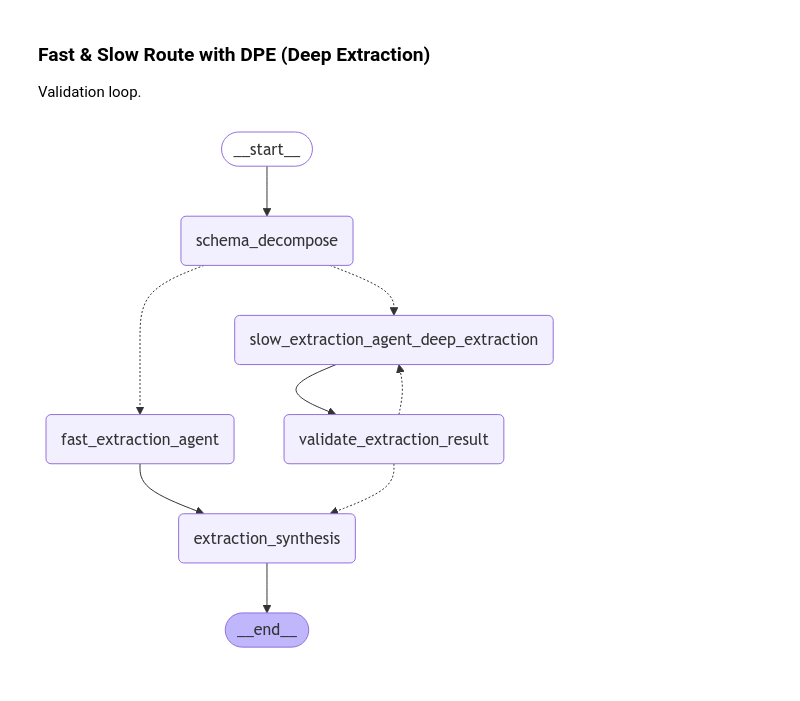
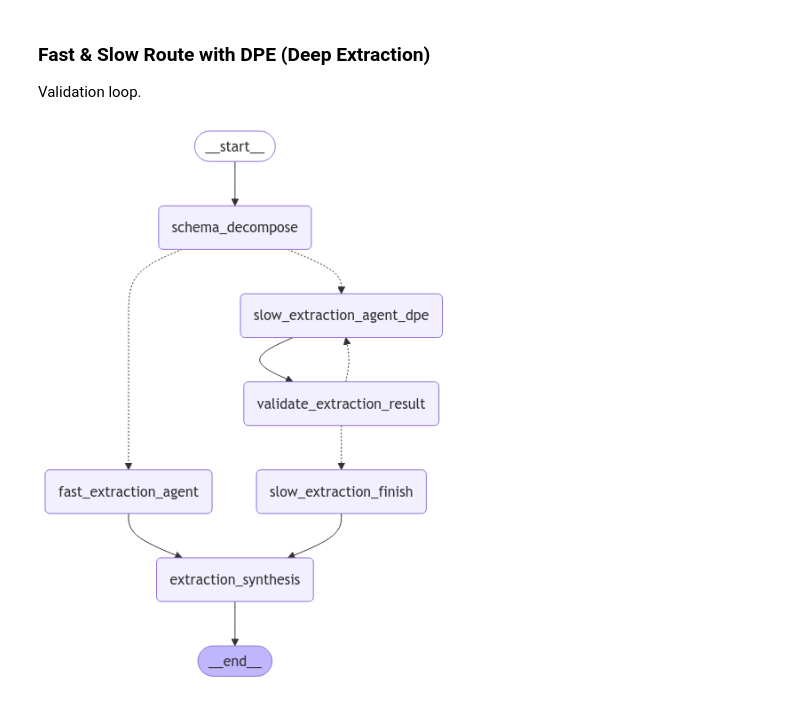
Before and after one commit to yixin0829/agent-k, a Jupyter notebook: agent_k/notebooks/react_fast_n_slow.ipynb, the cells around one changed output. Drawn from its saved outputs; the diff is of its cells as text; code cells hidden in the pictures.

Commit message:
Organize fast_n_slow extraction notebook. Working POC

```diff
--- a/agent_k/notebooks/react_fast_n_slow.ipynb
+++ b/agent_k/notebooks/react_fast_n_slow.ipynb
@@ -13,11 +13,10 @@ from loguru import logger
 from openai import OpenAI
 from pydantic import BaseModel, Field
 
-import agent_k.config.prompts as config_prompts
 from agent_k.setup.load_43_101 import list_43_101_reports
 
 # Configs
-client = OpenAI()
+CLIENT = OpenAI()
 TEMPERATURE = 0.5
 MODEL = "gpt-4o-mini"
 TOP_P = 0.95
@@ -205,2 +279,33 @@ Schema 3: {'type': 'object', 'properties': {'top_1_deposit_type': {'default': 'N
+# %%
+from openai.types.beta import Assistant
+
+
+def prompt_openai_assistant(assistant: Assistant, messages: list[dict]) -> str:
+    thread = CLIENT.beta.threads.create(messages=messages)
+
+    # Use the create and poll SDK helper to create a run and poll the status of
+    # the run until it's in a terminal state.
+    run = CLIENT.beta.threads.runs.create_and_poll(
+        thread_id=thread.id,
+        assistant_id=assistant.id,
+    )
+    messages = list(
+        CLIENT.beta.threads.messages.list(thread_id=thread.id, run_id=run.id)
+    )
+    message_content = messages[0].content[0].text
+    annotations = message_content.annotations
+    citations = []
+    for index, annotation in enumerate(annotations):
+        message_content.value = message_content.value.replace(
+            annotation.text, f"[{index}]"
+        )
+        if file_citation := getattr(annotation, "file_citation", None):
+            cited_file = CLIENT.files.retrieve(file_citation.file_id)
+            citations.append(f"[{index}] {cited_file.filename}")
+
+    logger.debug(message_content.value)
+    logger.debug("\n".join(citations))
+
+    return message_content.value
 # %% [markdown]
 ### Extract from PDF
@@ -520,33 +680,36 @@ Validation loop.
 # Build the graph
 graph_builder_dpe = StateGraph(State)
 graph_builder_dpe.add_node("schema_decompose", schema_decompose)
 graph_builder_dpe.add_node("fast_extraction_agent", fast_extraction_agent)
 graph_builder_dpe.add_node("slow_extraction_agent_dpe", slow_extraction_agent_dpe)
 graph_builder_dpe.add_node("validate_extraction_result", validate_extraction_result)
+graph_builder_dpe.add_node("slow_extraction_finish", slow_extraction_finish)
 graph_builder_dpe.add_node("extraction_synthesis", extraction_synthesis)
 graph_builder_dpe.add_edge(START, "schema_decompose")
 graph_builder_dpe.add_conditional_edges(
     "schema_decompose",
     fast_and_slow_route,
     {
         "fast_extraction_agent": "fast_extraction_agent",
         "slow_extraction_agent_dpe": "slow_extraction_agent_dpe",
     },
 )
 graph_builder_dpe.add_edge("slow_extraction_agent_dpe", "validate_extraction_result")
 graph_builder_dpe.add_conditional_edges(
     "validate_extraction_result",
     validate_extraction_result_route,
     {
         "slow_extraction_agent_dpe": "slow_extraction_agent_dpe",
-        "extraction_synthesis": "extraction_synthesis",
+        "slow_extraction_finish": "slow_extraction_finish",
     },
 )
-graph_builder_dpe.add_edge("fast_extraction_agent", "extraction_synthesis")
+graph_builder_dpe.add_edge(
+    ["fast_extraction_agent", "slow_extraction_finish"], "extraction_synthesis"
+)
 graph_builder_dpe.add_edge("extraction_synthesis", END)
 # Compile the graph
 graph_dpe = graph_builder_dpe.compile()
 
 viz_graph(graph_dpe)
 # %% [output]
-[figure, old version]
+[figure, new version]
```
Also changed, not shown: parts of 22 cells of this notebook, 1 other file.
